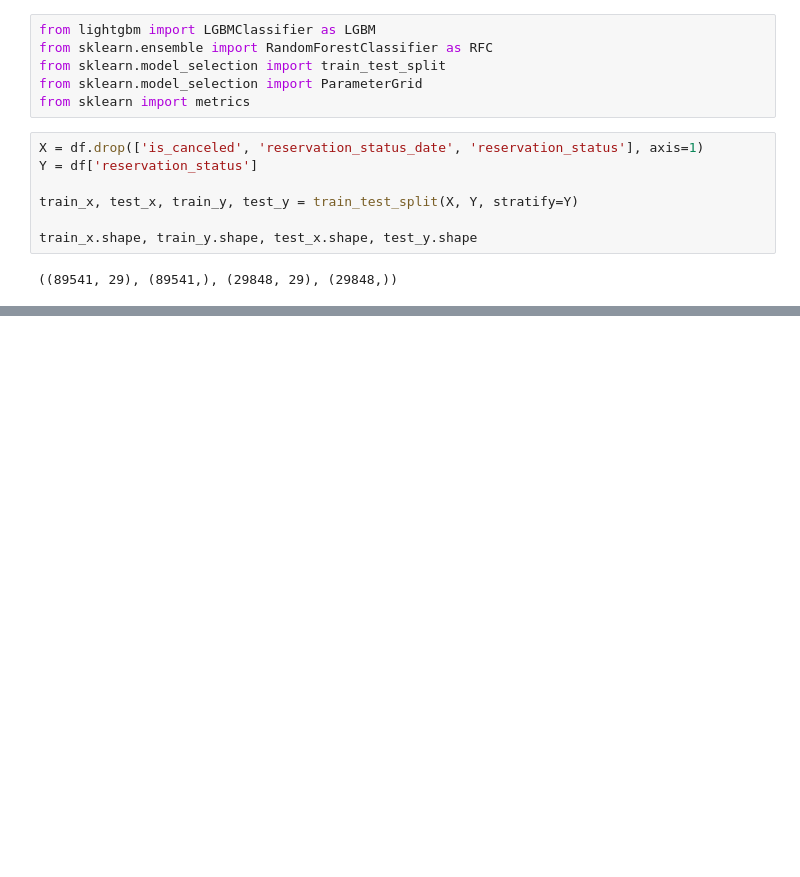
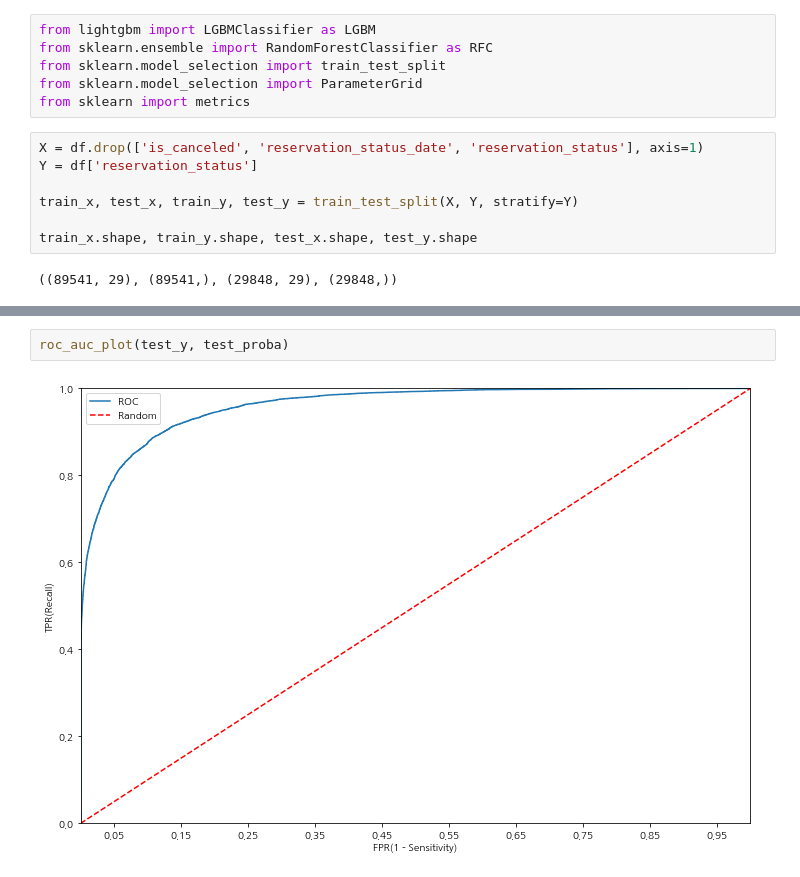
Before and after one commit to seonydg/ml-classification-analysis-of-hotel-reservation-demand, a Jupyter notebook: analysis-of-hotel-reservation-demand.ipynb, the cells around one changed output, grey strips where cells are left out. Cells and saved outputs as stored; diff of their text form; blank space fills up the shorter version.

```diff
--- a/analysis-of-hotel-reservation-demand.ipynb
+++ b/analysis-of-hotel-reservation-demand.ipynb
@@ -702,0 +851,4 @@ train_x.shape, train_y.shape, test_x.shape, test_y.shape
+# %%
+roc_auc_plot(test_y, test_proba)
+# %% [output]
+[figure, added]
```
Also changed, not shown: parts of 29 cells of this notebook.
